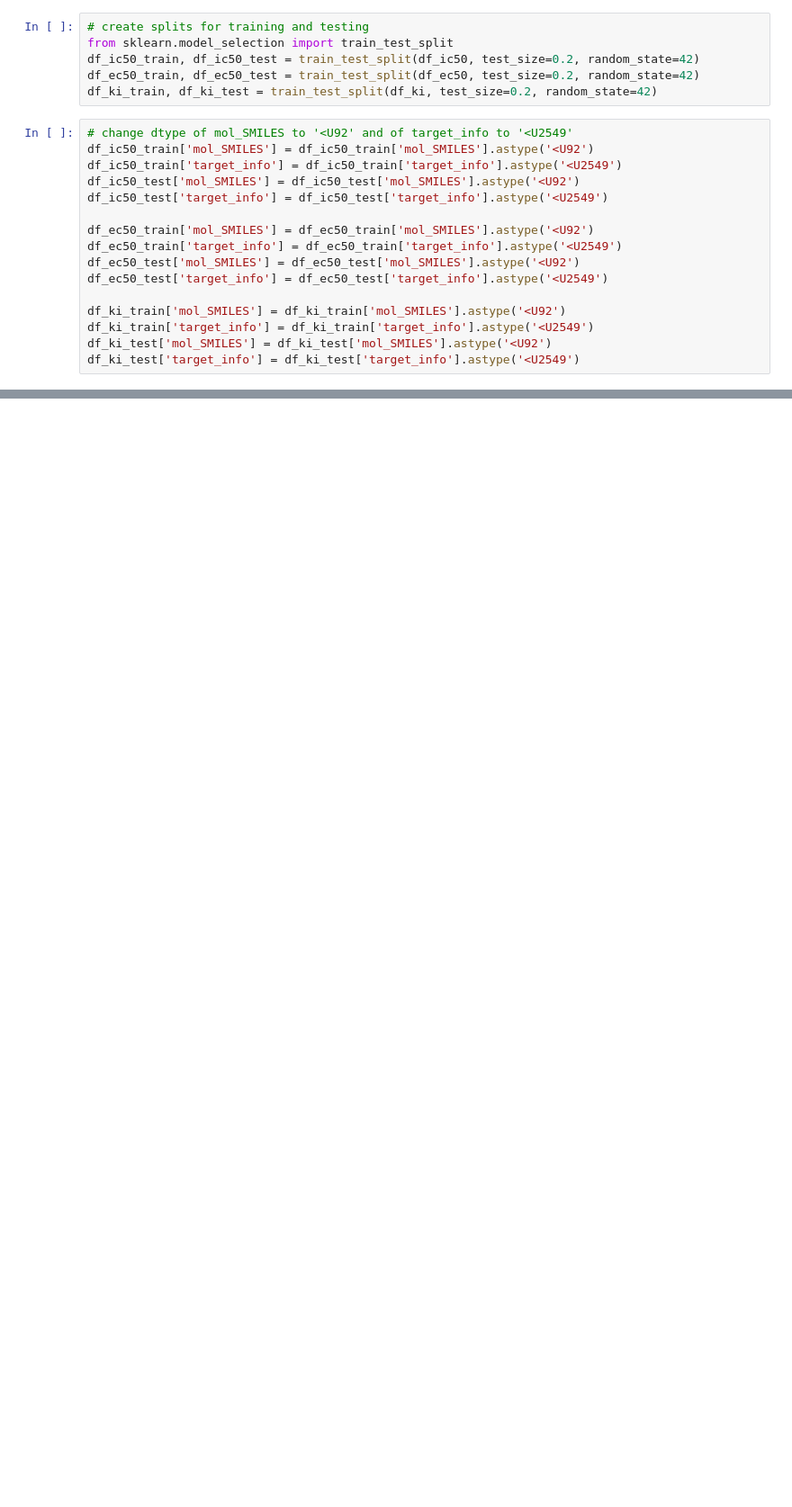
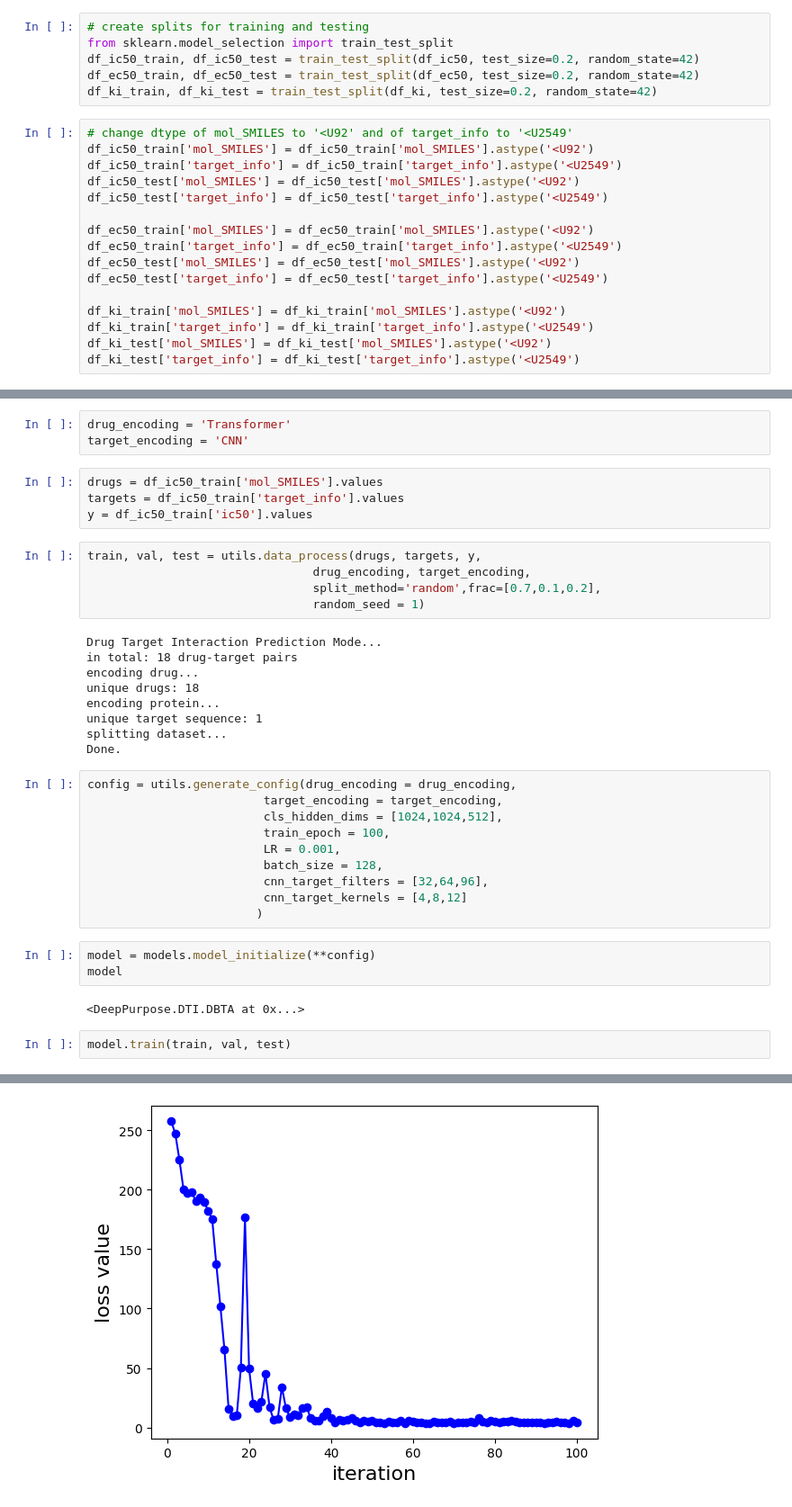
Before and after one commit to sanskarmodi8/ai_drug_discovery, a Jupyter notebook: trials/notebook.ipynb, the cells around one changed output, grey strips where cells are left out. Shown at 90% size. Drawn from its saved outputs; the diff is of its cells as text; blank space fills up the shorter version.

Commit message:
completed model training experiment in notebook

```diff
--- a/trials/notebook.ipynb
+++ b/trials/notebook.ipynb
@@ -388,0 +383,39 @@ df_ki_test['target_info'] = df_ki_test['target_info'].astype('<U2549')
+# %%
+drug_encoding = 'Transformer'
+target_encoding = 'CNN'
+# %%
+drugs = df_ic50_train['mol_SMILES'].values
+targets = df_ic50_train['target_info'].values
+y = df_ic50_train['ic50'].values
+# %%
+train, val, test = utils.data_process(drugs, targets, y,
+                                drug_encoding, target_encoding,
+                                split_method='random',frac=[0.7,0.1,0.2],
+                                random_seed = 1)
+# %% [output]
+Drug Target Interaction Prediction Mode...
+in total: 18 drug-target pairs
+encoding drug...
+unique drugs: 18
+encoding protein...
+unique target sequence: 1
+splitting dataset...
+Done.
+# %%
+config = utils.generate_config(drug_encoding = drug_encoding,
+                         target_encoding = target_encoding,
+                         cls_hidden_dims = [1024,1024,512],
+                         train_epoch = 100,
+                         LR = 0.001,
+                         batch_size = 128,
+                         cnn_target_filters = [32,64,96],
+                         cnn_target_kernels = [4,8,12]
+                        )
+# %%
+model = models.model_initialize(**config)
+model
+# %% [output]
+<DeepPurpose.DTI.DBTA at 0x...>
+# %%
+model.train(train, val, test)
+# %% [output]
@@ -388,0 +439 @@ df_ki_test['target_info'] = df_ki_test['target_info'].astype('<U2549')
+[figure, added]
```
Also changed, not shown: parts of 11 cells of this notebook, 6 other files.
